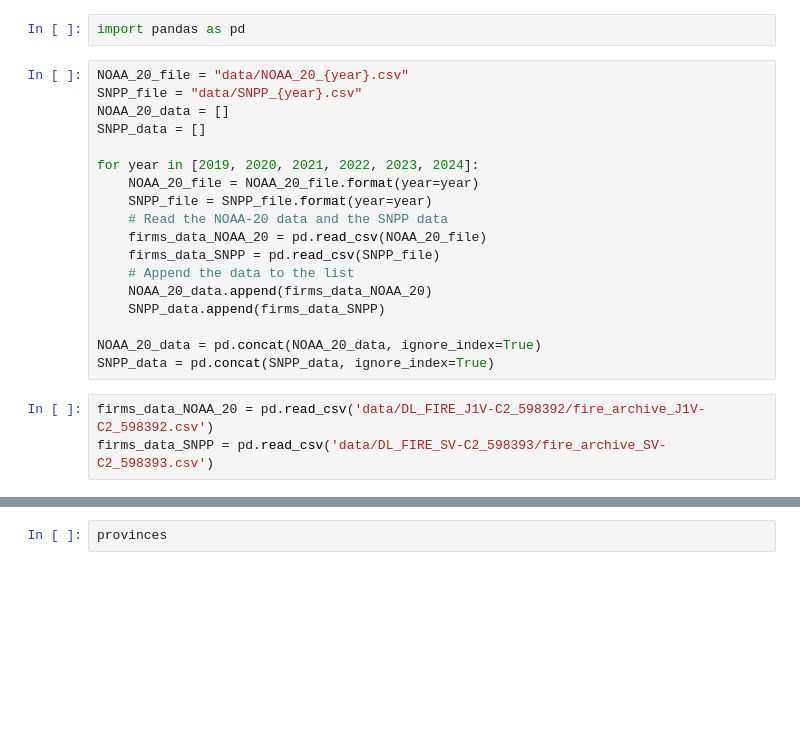
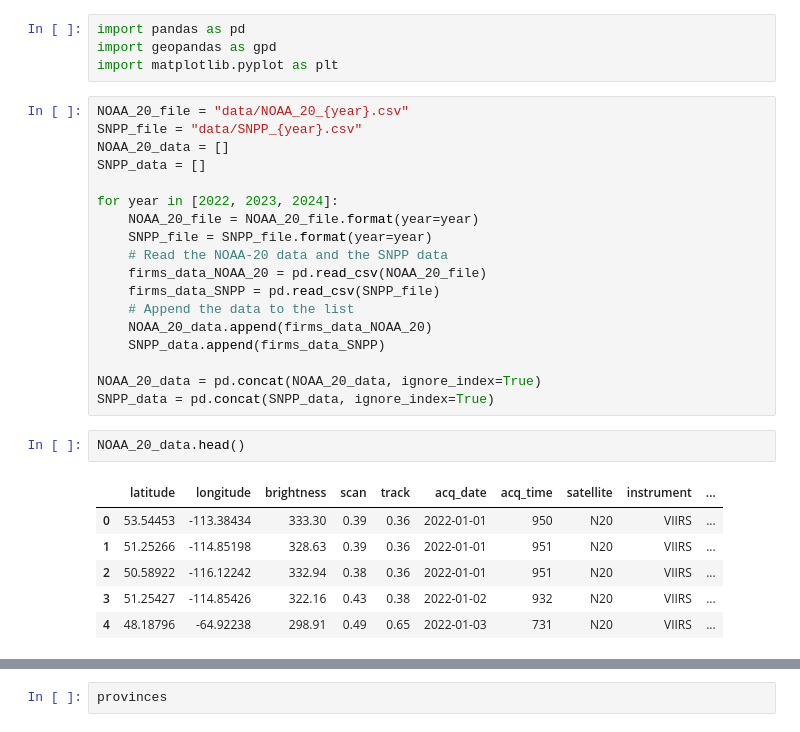
Before and after one commit to aryanballani/orbitx_data, a Jupyter notebook: initial_EDA.ipynb, the cells around one changed output, grey strips where cells are left out. Saved outputs shown, nothing was run; the diff lists cells and outputs as text; blank space fills up the shorter version.

```diff
--- a/initial_EDA.ipynb
+++ b/initial_EDA.ipynb
@@ -1,12 +1,14 @@
 # %%
 import pandas as pd
+import geopandas as gpd
+import matplotlib.pyplot as plt
 # %%
 NOAA_20_file = "data/NOAA_20_{year}.csv"
 SNPP_file = "data/SNPP_{year}.csv"
 NOAA_20_data = []
 SNPP_data = []
 
-for year in [2019, 2020, 2021, 2022, 2023, 2024]:
+for year in [2022, 2023, 2024]:
     NOAA_20_file = NOAA_20_file.format(year=year)
     SNPP_file = SNPP_file.format(year=year)
     # Read the NOAA-20 data and the SNPP data
@@ -18,6 +20,12 @@ for year in [2019, 2020, 2021, 2022, 2023, 2024]:
 
 NOAA_20_data = pd.concat(NOAA_20_data, ignore_index=True)
 SNPP_data = pd.concat(SNPP_data, ignore_index=True)
-# %%
-firms_data_NOAA_20 = pd.read_csv('data/DL_FIRE_J1V-C2_598392/fire_archive_J1V-C2_598392.csv')
-firms_data_SNPP = pd.read_csv('data/DL_FIRE_SV-C2_598393/fire_archive_SV-C2_598393.csv')
+# %%
+NOAA_20_data.head()
+# %% [output]
+|  | latitude | longitude | brightness | scan | track | acq_date | acq_time | satellite | instrument | ... |
+| 0 | 53.54453 | -113.38434 | 333.30 | 0.39 | 0.36 | 2022-01-01 | 950 | N20 | VIIRS | ... |
+| 1 | 51.25266 | -114.85198 | 328.63 | 0.39 | 0.36 | 2022-01-01 | 951 | N20 | VIIRS | ... |
+| 2 | 50.58922 | -116.12242 | 332.94 | 0.38 | 0.36 | 2022-01-01 | 951 | N20 | VIIRS | ... |
+| 3 | 51.25427 | -114.85426 | 322.16 | 0.43 | 0.38 | 2022-01-02 | 932 | N20 | VIIRS | ... |
+| 4 | 48.18796 | -64.92238 | 298.91 | 0.49 | 0.65 | 2022-01-03 | 731 | N20 | VIIRS | ... |
```
Also changed, not shown: parts of 10 cells of this notebook.
